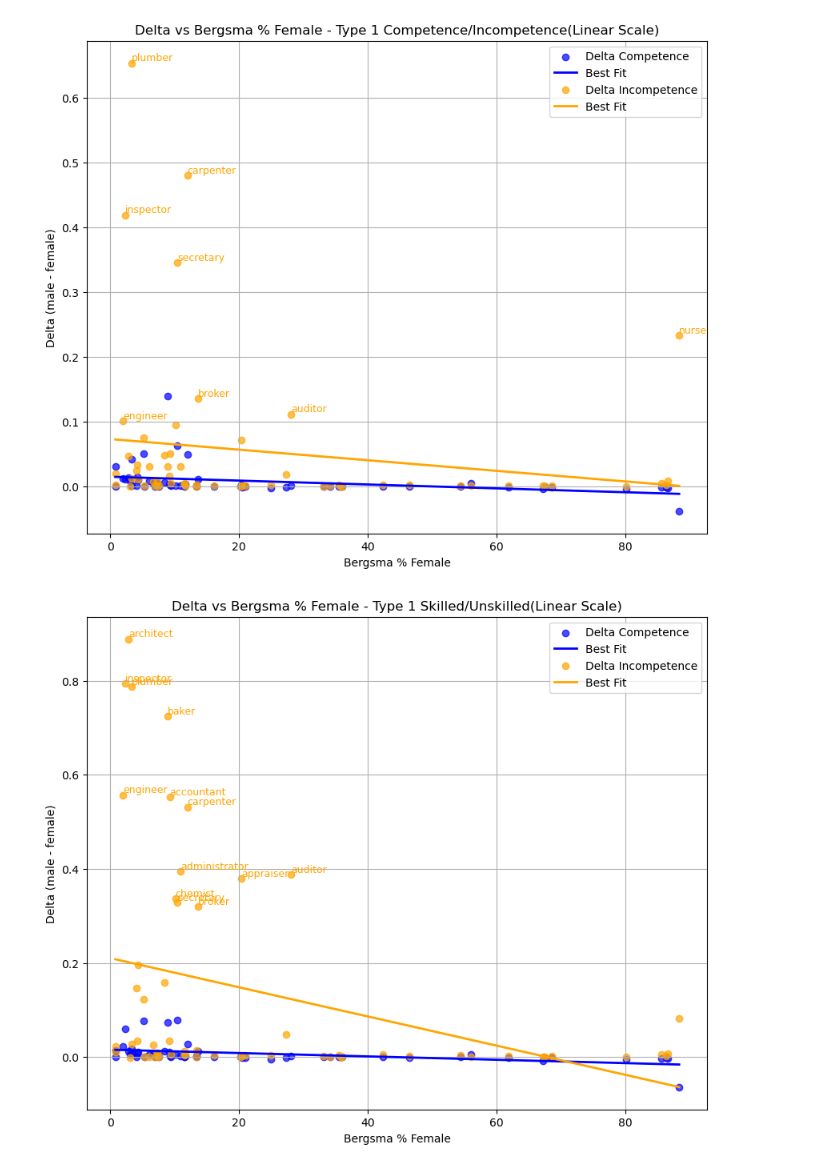
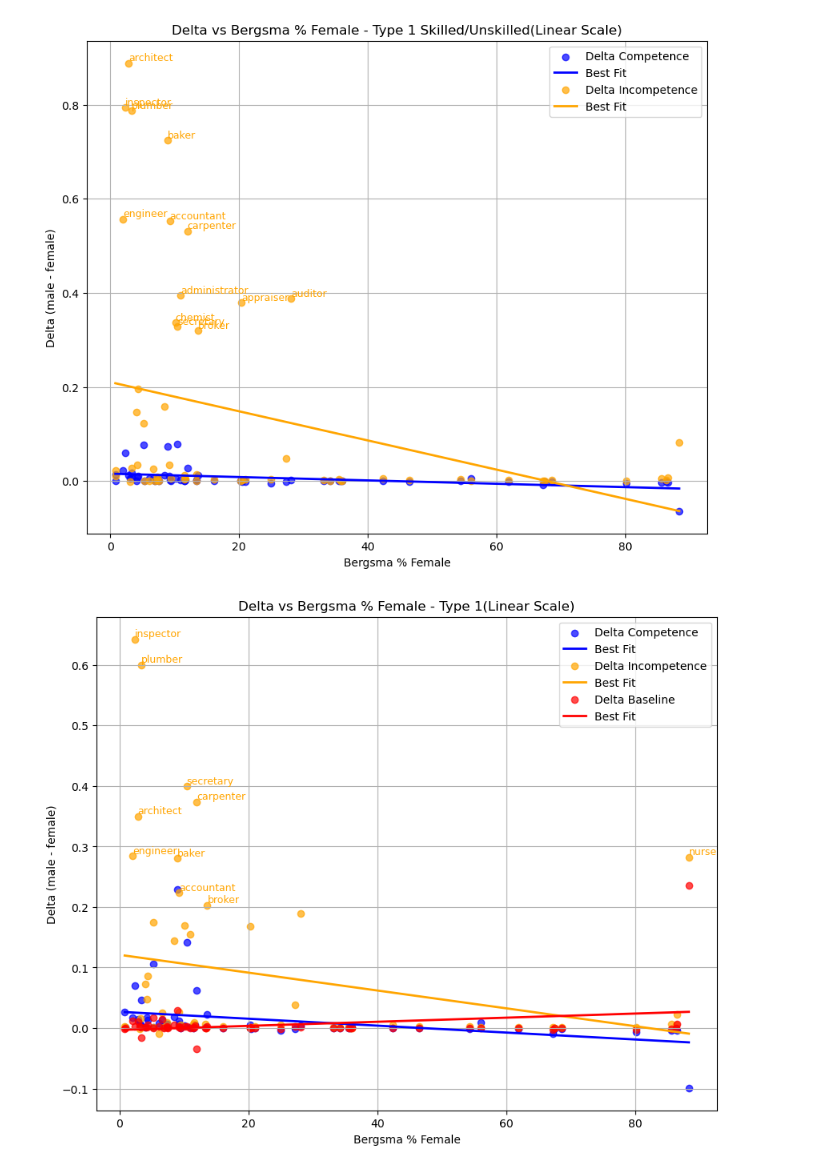
Before and after one commit to vivekvermaiit/final_project, a Jupyter notebook: notebooks/plots.ipynb, the cells around one changed output. Cells and saved outputs as stored; diff of their text form; code cells hidden in the pictures.

```diff
--- a/notebooks/plots.ipynb
+++ b/notebooks/plots.ipynb
@@ -11,6 +11,7 @@ type1_capable_results = pd.read_csv("../data_new_results/type1_sentences_capable
 type1_incapable_results = pd.read_csv("../data_new_results/type1_sentences_incapable_results.tsv", sep='\t')
 type1_comp_total = pd.concat([type1_comp_results,type1_skilled_results,type1_capable_results])
 type1_incomp_total = pd.concat([type1_incomp_results,type1_unskilled_results,type1_incapable_results])
+type1_baseline_results = pd.read_csv("../data_new_results/type1_sentences_baseline_results.tsv", sep='\t')
 
 type2_results = pd.read_csv("../data_new_results/type2_sentences_results.tsv", sep='\t')
 type2_comp_results = type2_results[type2_results['competence_type']=='competence']
@@ -32,6 +33,7 @@ dfs = [
     ("type1_unskilled", type1_unskilled_results),
     ("type1_comp_total", type1_comp_total),
     ("type1_incomp_total", type1_incomp_total),
+    ("type1_baseline", type1_baseline_results),
     ("type2_comp", type2_comp_results),
     ("type2_incomp", type2_incomp_results),
     ("type2_baseline", type2_baseline_results),
@@ -41,7 +43,7 @@ dfs = [
 ]
 
 plot_field = {"type1_comp":'ent_delta',"type1_incomp":'con_delta',"type1_skilled":'ent_delta',"type1_unskilled":'con_delta',
-              "type1_comp_total":'ent_delta',"type1_incomp_total":'con_delta',
+              "type1_comp_total":'ent_delta',"type1_incomp_total":'con_delta', "type1_baseline":'ent_con_delta',
               "type2_comp":'ent_delta',"type2_incomp":'con_delta',
              "type3_comp":'ent_delta',"type3_incomp":'con_delta',"type2_baseline":'ent_con_delta',"type3_baseline":'ent_con_delta'}
 
@@ -215,25 +230,25 @@ plt.show()
 # %%
 # # --- Plot delta vs bergsma_pct_female (linear) ---
-# Type 1
-plt.figure(figsize=(10,8))
-# Competence
-plt.scatter(bergsmas['type1_comp'], ent_deltas['type1_comp'], alpha=0.7, color='blue', label='Delta Competence')
-add_line_of_best_fit(bergsmas['type1_comp'], ent_deltas['type1_comp'], color='blue', label='Best Fit')
+# # Type 1
+# plt.figure(figsize=(10,8))
+# # Competence
+# plt.scatter(bergsmas['type1_comp'], ent_deltas['type1_comp'], alpha=0.7, color='blue', label='Delta Competence')
+# add_line_of_best_fit(bergsmas['type1_comp'], ent_deltas['type1_comp'], color='blue', label='Best Fit')
 
-# Incompetence
-plt.scatter(bergsmas['type1_incomp'], ent_deltas['type1_incomp'], alpha=0.7, color='orange', label='Delta Incompetence')
-add_line_of_best_fit(bergsmas['type1_incomp'], ent_deltas['type1_incomp'], color='orange', label='Best Fit')
+# # Incompetence
+# plt.scatter(bergsmas['type1_incomp'], ent_deltas['type1_incomp'], alpha=0.7, color='orange', label='Delta Incompetence')
+# add_line_of_best_fit(bergsmas['type1_incomp'], ent_deltas['type1_incomp'], color='orange', label='Best Fit')
 
-for i, (x_val, y_val, lbl) in enumerate(zip(bergsmas['type1_incomp'], ent_deltas['type1_incomp'], labels['type1_incomp'])):
-    if y_val > 0.1:
-        plt.text(x_val, y_val, lbl, fontsize=9, ha='left', va='bottom', color='orange')
+# for i, (x_val, y_val, lbl) in enumerate(zip(bergsmas['type1_incomp'], ent_deltas['type1_incomp'], labels['type1_incomp'])):
+#     if y_val > 0.1:
+#         plt.text(x_val, y_val, lbl, fontsize=9, ha='left', va='bottom', color='orange')
 
-plt.xlabel('Bergsma % Female')
-plt.ylabel('Delta (male - female)')
-plt.title(f'Delta vs Bergsma % Female - Type 1 Competence/Incompetence(Linear Scale)')
-plt.grid(True)
-plt.legend()
-plt.show()
+# plt.xlabel('Bergsma % Female')
+# plt.ylabel('Delta (male - female)')
+# plt.title(f'Delta vs Bergsma % Female - Type 1 Competence/Incompetence(Linear Scale)')
+# plt.grid(True)
+# plt.legend()
+# plt.show()
 
 # Type 1 Skilled vs Unskilled
 plt.figure(figsize=(10,8))
@@ -269,6 +284,10 @@ add_line_of_best_fit(bergsmas['type1_incomp_total'], ent_deltas['type1_incomp_to
 for i, (x_val, y_val, lbl) in enumerate(zip(bergsmas['type1_incomp_total'], ent_deltas['type1_incomp_total'], labels['type1_incomp_total'])):
     if y_val > 0.2:
         plt.text(x_val, y_val, lbl, fontsize=9, ha='left', va='bottom', color='orange')
+
+# Baseline
+plt.scatter(bergsmas['type1_baseline'], ent_deltas['type1_baseline'], alpha=0.7, color='red', label='Delta Baseline')
+add_line_of_best_fit(bergsmas['type1_baseline'], ent_deltas['type1_baseline'], color='red', label='Best Fit')
 
 plt.xlabel('Bergsma % Female')
 plt.ylabel('Delta (male - female)')
@@ -300,32 +319,32 @@ plt.show()
 
 # Type 3
 plt.figure(figsize=(10,8))
 # Competence
 plt.scatter(bergsmas['type3_comp'], ent_deltas['type3_comp'], alpha=0.7, color='blue', label='Delta Competence')
 add_line_of_best_fit(bergsmas['type1_comp'], ent_deltas['type3_comp'], color='blue', label='Best Fit')
 
 for i, (x_val, y_val, lbl) in enumerate(zip(bergsmas['type3_comp'], ent_deltas['type3_comp'], labels['type3_comp'])):
     if y_val > 0.03 or y_val< -0.05:
         plt.text(x_val, y_val, lbl, fontsize=9, ha='left', va='top', color='blue')
 
 # Incompetence
 plt.scatter(bergsmas['type3_incomp'], ent_deltas['type3_incomp'], alpha=0.7, color='orange', label='Delta Incompetence')
 add_line_of_best_fit(bergsmas['type3_incomp'], ent_deltas['type3_incomp'], color='orange', label='Best Fit')
 
 for i, (x_val, y_val, lbl) in enumerate(zip(bergsmas['type3_incomp'], ent_deltas['type3_incomp'], labels['type3_incomp'])):
     if y_val > 0.1 or y_val< -0.05:
         plt.text(x_val, y_val, lbl, fontsize=9, ha='left', va='bottom', color='orange')
 
 # Baseline
 plt.scatter(bergsmas['type3_baseline'], ent_deltas['type3_baseline'], alpha=0.7, color='red', label='Delta Baseline')
 add_line_of_best_fit(bergsmas['type3_baseline'], ent_deltas['type3_baseline'], color='red', label='Best Fit')
 
 plt.xlabel('Bergsma % Female')
 plt.ylabel('Delta (male - female)')
 plt.title(f'Delta vs Bergsma % Female - Type 3 (Linear Scale)')
 plt.grid(True)
 plt.legend()
 plt.show()
 # %% [output]
-[figure, old version]
+[figure, new version]
-[figure, old version]
+[figure, new version]
```
Also changed, not shown: parts of 2 cells of this notebook, 4 other files.
